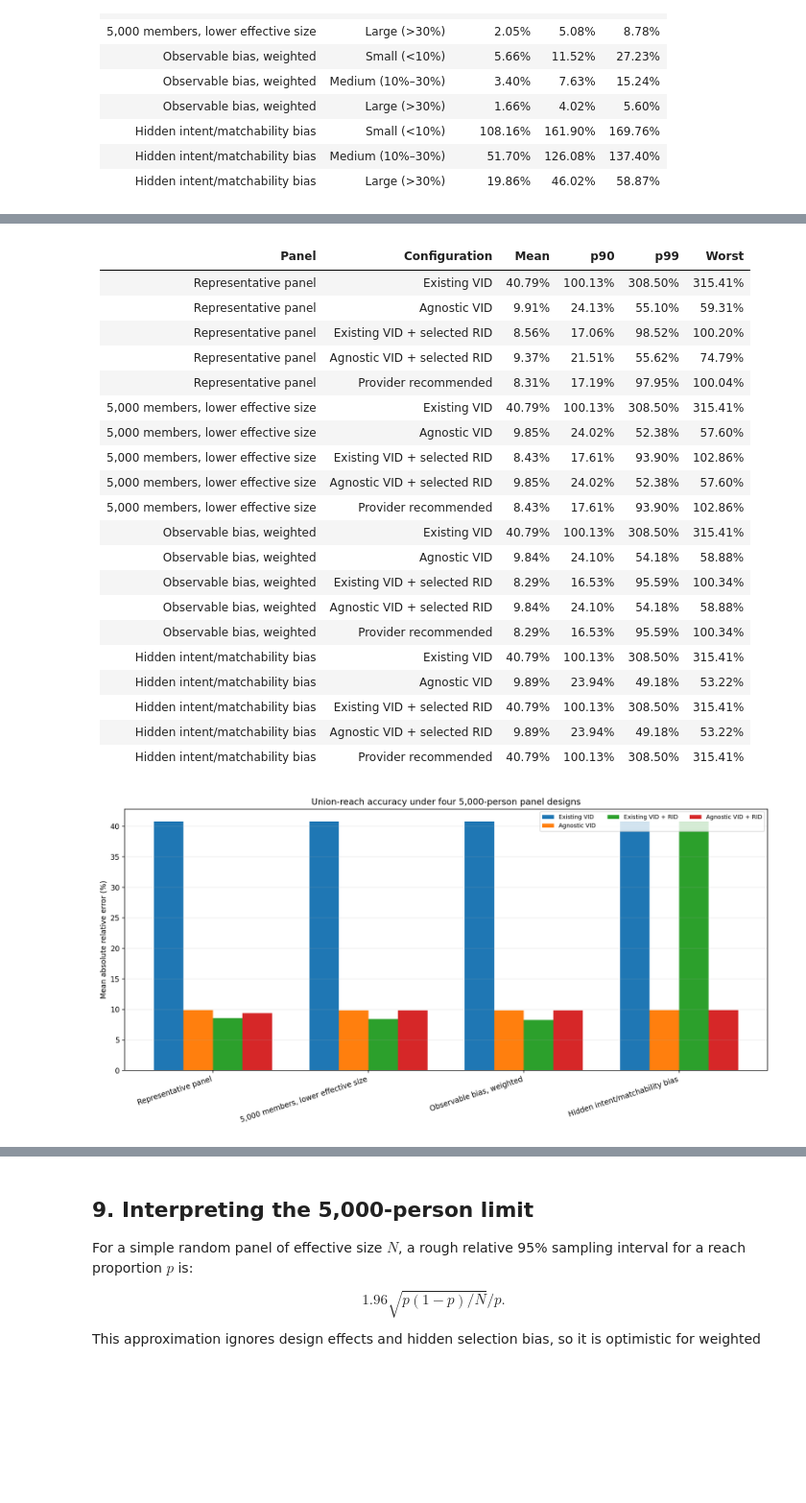
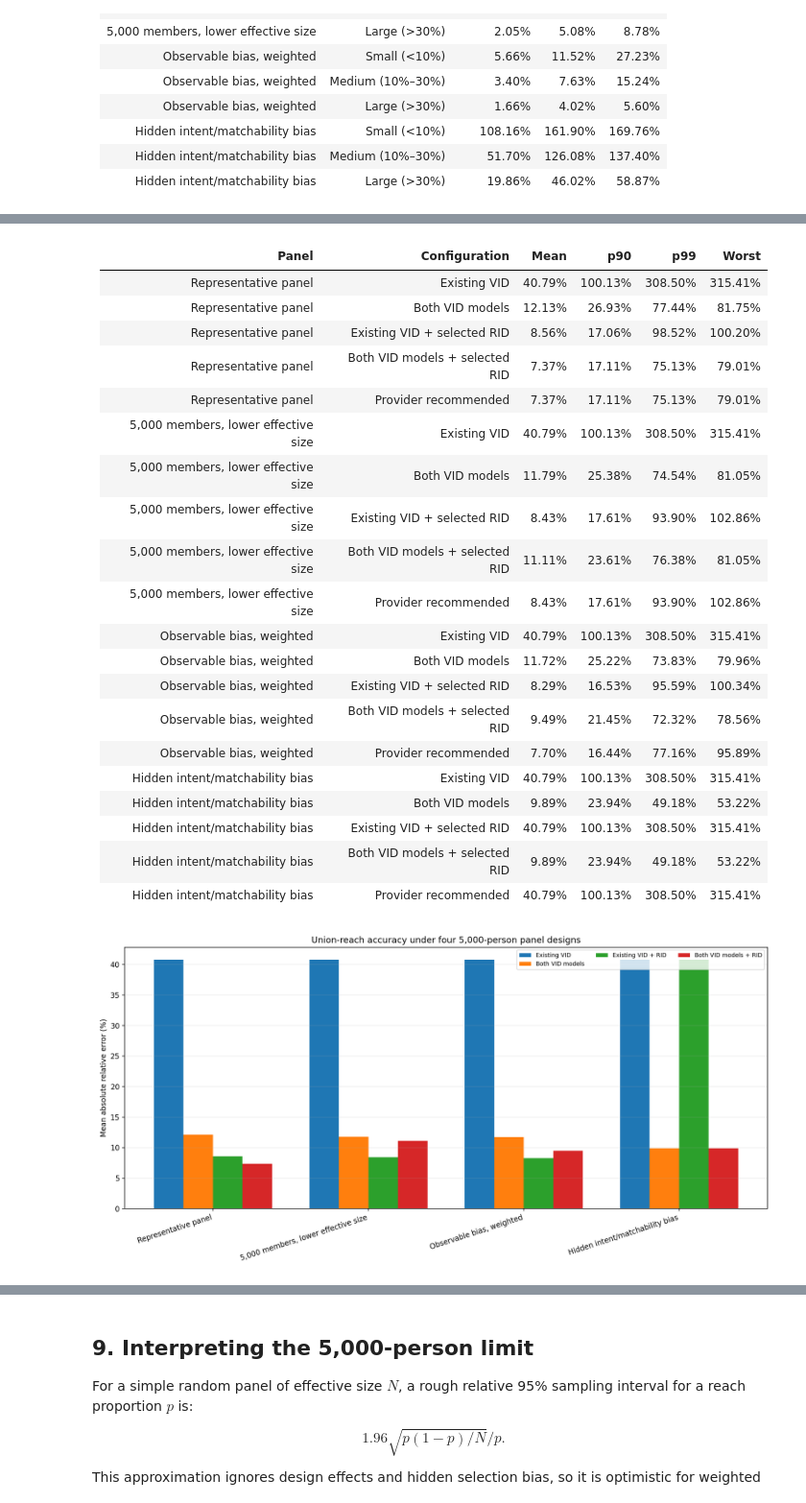
Before and after one commit to world-federation-of-advertisers/calibrated-vid, a Jupyter notebook: notebooks/calibration_method_benchmark.ipynb, the cells around one changed output, grey strips where cells are left out. Shown at 96% size. Saved outputs shown, nothing was run; the diff lists cells and outputs as text; code cells hidden in the pictures; blank space fills up the shorter version.

```diff
--- a/notebooks/calibration_method_benchmark.ipynb
+++ b/notebooks/calibration_method_benchmark.ipynb
@@ -275,9 +275,9 @@ Second, the provider applies the same guardrails to the four complete configurat
 # %%
 configuration_labels = {
     "existing_vid": "Existing VID",
-    "agnostic_vid": "Agnostic VID",
+    "two_vid": "Both VID models",
     "existing_plus_selected_rid": "Existing VID + selected RID",
-    "agnostic_plus_selected_rid": "Agnostic VID + selected RID",
+    "two_vid_plus_selected_rid": "Both VID models + selected RID",
 }
 activation_rows = []
 for design, item in summary["activation_summary"].items():
@@ -285,8 +285,9 @@ for design, item in summary["activation_summary"].items():
         "panel": summary["panel_designs"][design]["label"],
         "existing_active": f"{item['existing_correction_active_rate']:.0%}",
         "existing_harm": f"{item['existing_correction_harm_rate']:.0%}",
-        "agnostic_active": f"{item['agnostic_correction_active_rate']:.0%}",
-        "agnostic_harm": f"{item['agnostic_correction_harm_rate']:.0%}",
+        "two_vid_active": f"{item['two_vid_correction_active_rate']:.0%}",
+        "two_vid_harm": f"{item['two_vid_correction_harm_rate']:.0%}",
+        "agnostic_weight": f"{item['two_vid_agnostic_weight']['mean']:.0%}",
         "recommendations": ", ".join(
             f"{configuration_labels[name]}: {count}"
             for name, count in item["recommended_configuration_counts"].items()
@@ -299,8 +300,9 @@ display(Markdown(markdown_table(
         ("panel", "Panel"),
         ("existing_active", "RID active on existing"),
         ("existing_harm", "Existing-base activation harmed truth"),
-        ("agnostic_active", "RID active on agnostic"),
-        ("agnostic_harm", "Agnostic-base activation harmed truth"),
+        ("two_vid_active", "RID active on two-VID function"),
+        ("two_vid_harm", "Two-VID activation harmed truth"),
+        ("agnostic_weight", "Mean agnostic weight"),
         ("recommendations", "Complete configuration selected"),
     ],
 )))
@@ -322,9 +324,9 @@ The existing-VID baseline is intentionally generated from a population-rate over
 # %%
 METHODS = [
     "existing_vid",
-    "agnostic_vid",
+    "two_vid",
     "existing_plus_selected_rid",
-    "agnostic_plus_selected_rid",
+    "two_vid_plus_selected_rid",
     "provider_recommended",
 ]
 method_labels = {
@@ -334,41 +336,41 @@ method_labels = {
 rows = []
 for design, values in summary["method_summary"].items():
     for method in METHODS:
         result = values[method]
         rows.append({
             "panel": summary["panel_designs"][design]["label"],
             "method": method_labels[method],
             "mean": f"{result['mean']:.2%}",
             "p90": f"{result['p90']:.2%}",
             "p99": f"{result['p99']:.2%}",
             "max": f"{result['max']:.2%}",
         })
 display(Markdown(markdown_table(
     rows,
     [("panel", "Panel"), ("method", "Configuration"), ("mean", "Mean"), ("p90", "p90"), ("p99", "p99"), ("max", "Worst")],
 )))
 display(Image(filename=str(OUTPUT_DIR / "error_by_panel_design.png")))
 # %% [output]
 | Panel | Configuration | Mean | p90 | p99 | Worst |
 |---|---|---|---|---|---|
 | Representative panel | Existing VID | 40.79% | 100.13% | 308.50% | 315.41% |
-| Representative panel | Agnostic VID | 9.91% | 24.13% | 55.10% | 59.31% |
+| Representative panel | Both VID models | 12.13% | 26.93% | 77.44% | 81.75% |
 | Representative panel | Existing VID + selected RID | 8.56% | 17.06% | 98.52% | 100.20% |
-| Representative panel | Agnostic VID + selected RID | 9.37% | 21.51% | 55.62% | 74.79% |
-| Representative panel | Provider recommended | 8.31% | 17.19% | 97.95% | 100.04% |
+| Representative panel | Both VID models + selected RID | 7.37% | 17.11% | 75.13% | 79.01% |
+| Representative panel | Provider recommended | 7.37% | 17.11% | 75.13% | 79.01% |
 | 5,000 members, lower effective size | Existing VID | 40.79% | 100.13% | 308.50% | 315.41% |
-| 5,000 members, lower effective size | Agnostic VID | 9.85% | 24.02% | 52.38% | 57.60% |
+| 5,000 members, lower effective size | Both VID models | 11.79% | 25.38% | 74.54% | 81.05% |
 | 5,000 members, lower effective size | Existing VID + selected RID | 8.43% | 17.61% | 93.90% | 102.86% |
-| 5,000 members, lower effective size | Agnostic VID + selected RID | 9.85% | 24.02% | 52.38% | 57.60% |
+| 5,000 members, lower effective size | Both VID models + selected RID | 11.11% | 23.61% | 76.38% | 81.05% |
 | 5,000 members, lower effective size | Provider recommended | 8.43% | 17.61% | 93.90% | 102.86% |
 | Observable bias, weighted | Existing VID | 40.79% | 100.13% | 308.50% | 315.41% |
-| Observable bias, weighted | Agnostic VID | 9.84% | 24.10% | 54.18% | 58.88% |
+| Observable bias, weighted | Both VID models | 11.72% | 25.22% | 73.83% | 79.96% |
 | Observable bias, weighted | Existing VID + selected RID | 8.29% | 16.53% | 95.59% | 100.34% |
-| Observable bias, weighted | Agnostic VID + selected RID | 9.84% | 24.10% | 54.18% | 58.88% |
-| Observable bias, weighted | Provider recommended | 8.29% | 16.53% | 95.59% | 100.34% |
+| Observable bias, weighted | Both VID models + selected RID | 9.49% | 21.45% | 72.32% | 78.56% |
+| Observable bias, weighted | Provider recommended | 7.70% | 16.44% | 77.16% | 95.89% |
 | Hidden intent/matchability bias | Existing VID | 40.79% | 100.13% | 308.50% | 315.41% |
-| Hidden intent/matchability bias | Agnostic VID | 9.89% | 23.94% | 49.18% | 53.22% |
+| Hidden intent/matchability bias | Both VID models | 9.89% | 23.94% | 49.18% | 53.22% |
 | Hidden intent/matchability bias | Existing VID + selected RID | 40.79% | 100.13% | 308.50% | 315.41% |
-| Hidden intent/matchability bias | Agnostic VID + selected RID | 9.89% | 23.94% | 49.18% | 53.22% |
+| Hidden intent/matchability bias | Both VID models + selected RID | 9.89% | 23.94% | 49.18% | 53.22% |
 | Hidden intent/matchability bias | Provider recommended | 40.79% | 100.13% | 308.50% | 315.41% |
-[figure, old version]
+[figure, new version]
```
Also changed, not shown: parts of 16 cells of this notebook, 12 other files.
